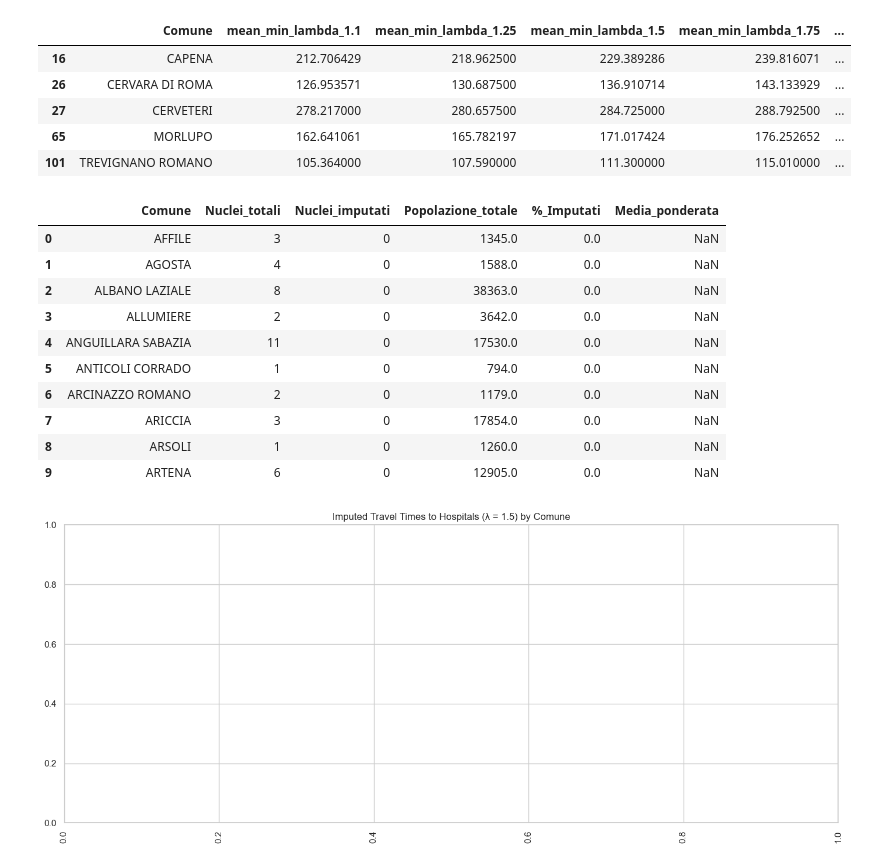
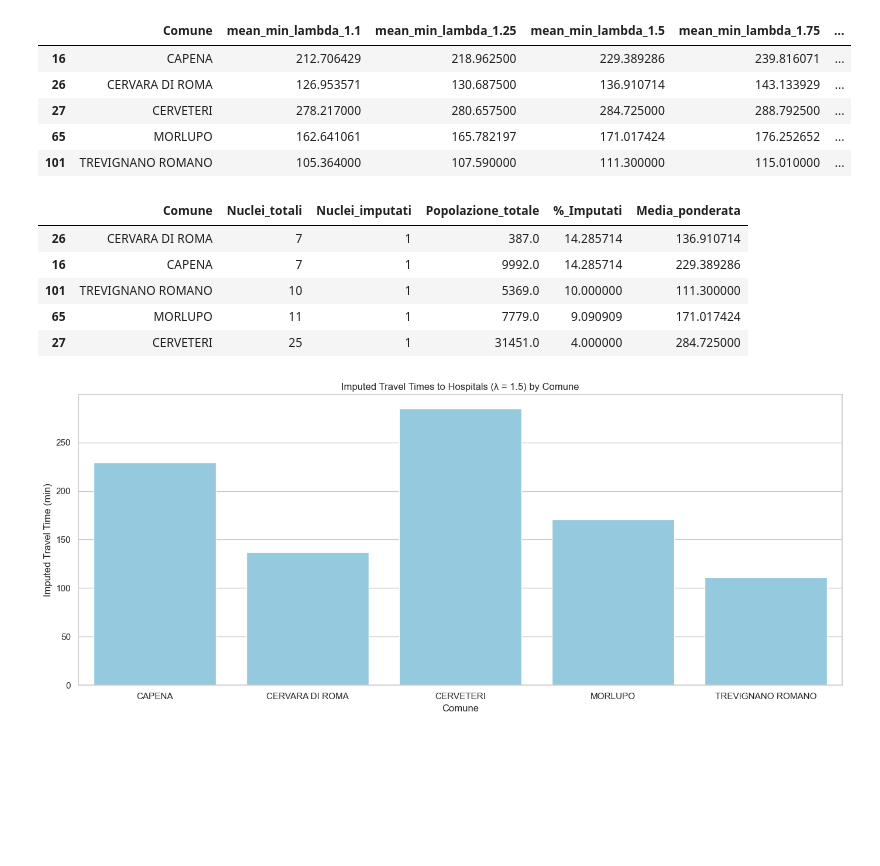
Before and after one commit to keving-ing/Distance-project, a Jupyter notebook: Script/analysis_TP_Roma_salute.ipynb, the cells around one changed output. Cells and saved outputs as stored; diff of their text form; code cells hidden in the pictures; blank space fills up the shorter version.

```diff
--- a/Script/analysis_TP_Roma_salute.ipynb
+++ b/Script/analysis_TP_Roma_salute.ipynb
@@ -362,19 +359,14 @@ def crea_tabella_riassuntiva(df_base, df_risultati, lambda_target):
 # %%
 df_riassunto = crea_tabella_riassuntiva(df, df_risultati, lambda_target=1.5)
 df_riassunto_ = df_riassunto[df_riassunto['%_Imputati'] > 0]
-df_riassunto.head(10)
+df_riassunto.head(5)
 # %% [output]
 |  | Comune | Nuclei_totali | Nuclei_imputati | Popolazione_totale | %_Imputati | Media_ponderata |
-| 0 | AFFILE | 3 | 0 | 1345.0 | 0.0 | NaN |
-| 1 | AGOSTA | 4 | 0 | 1588.0 | 0.0 | NaN |
-| 2 | ALBANO LAZIALE | 8 | 0 | 38363.0 | 0.0 | NaN |
-| 3 | ALLUMIERE | 2 | 0 | 3642.0 | 0.0 | NaN |
-| 4 | ANGUILLARA SABAZIA | 11 | 0 | 17530.0 | 0.0 | NaN |
-| 5 | ANTICOLI CORRADO | 1 | 0 | 794.0 | 0.0 | NaN |
-| 6 | ARCINAZZO ROMANO | 2 | 0 | 1179.0 | 0.0 | NaN |
-| 7 | ARICCIA | 3 | 0 | 17854.0 | 0.0 | NaN |
-| 8 | ARSOLI | 1 | 0 | 1260.0 | 0.0 | NaN |
-| 9 | ARTENA | 6 | 0 | 12905.0 | 0.0 | NaN |
+| 26 | CERVARA DI ROMA | 7 | 1 | 387.0 | 14.285714 | 136.910714 |
+| 16 | CAPENA | 7 | 1 | 9992.0 | 14.285714 | 229.389286 |
+| 101 | TREVIGNANO ROMANO | 10 | 1 | 5369.0 | 10.000000 | 111.300000 |
+| 65 | MORLUPO | 11 | 1 | 7779.0 | 9.090909 | 171.017424 |
+| 27 | CERVETERI | 25 | 1 | 31451.0 | 4.000000 | 284.725000 |
 # %%
 import matplotlib.pyplot as plt
 import seaborn as sns
@@ -383,7 +375,7 @@ import seaborn as sns
 # Contiene colonne: Comune, mean_min_lambda_1.1, mean_min_lambda_1.25, ..., mean_min_lambda_2.0
 
 # Convertiamo il DataFrame in formato "long" con melt
-df_melted = df_risultato.melt(
+df_melted = df_media_filtrato.melt(
     id_vars=['Comune'],
     var_name='Lambda',
     value_name='Imputed Travel Time (min)'
@@ -400,14 +392,13 @@ df_lambda15_filtrato = df_lambda15[df_lambda15['Imputed Travel Time (min)'].notn
 # %%
 # Plot
 plt.figure(figsize=(14, 6))
 sns.barplot(data=df_lambda15_filtrato,
             x='Comune',
             y='Imputed Travel Time (min)',
             color='skyblue')
 
 plt.title('Imputed Travel Times to Hospitals (λ = 1.5) by Comune')
-plt.xticks(rotation=90)
 plt.tight_layout()
 plt.show()
 # %% [output]
-[figure, old version]
+[figure, new version]
```
Also changed, not shown: parts of 1 cell of this notebook, 11 other files.
